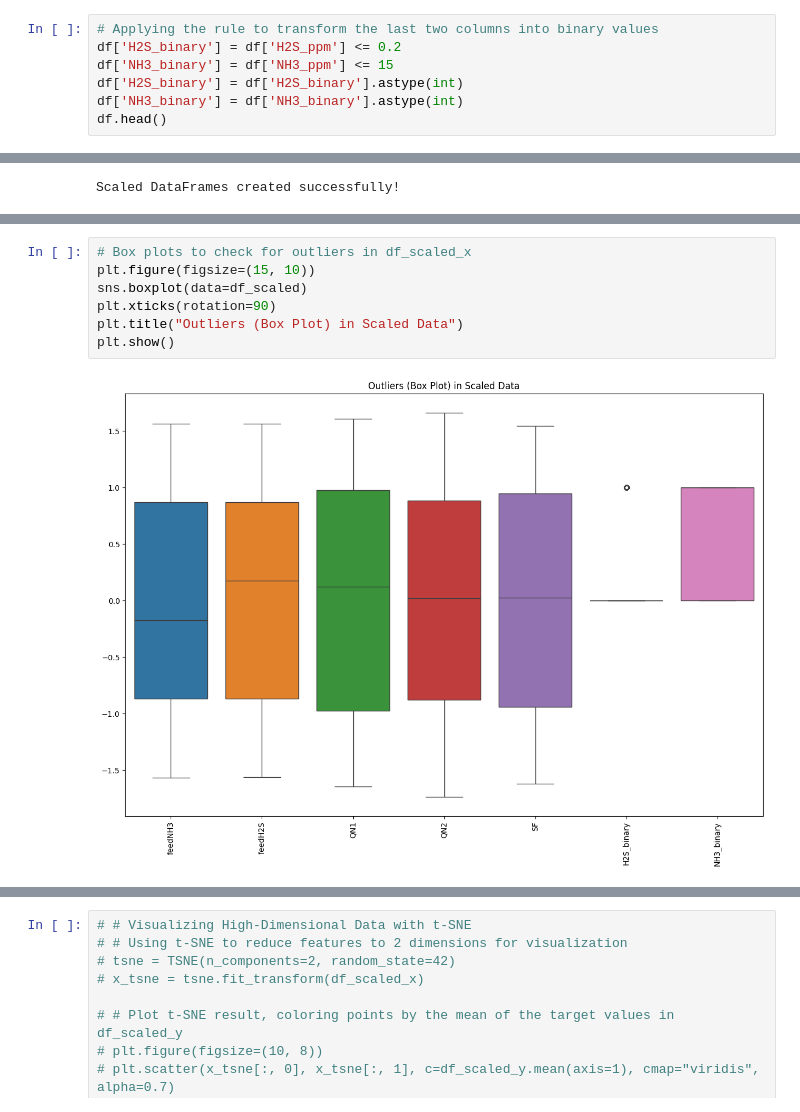
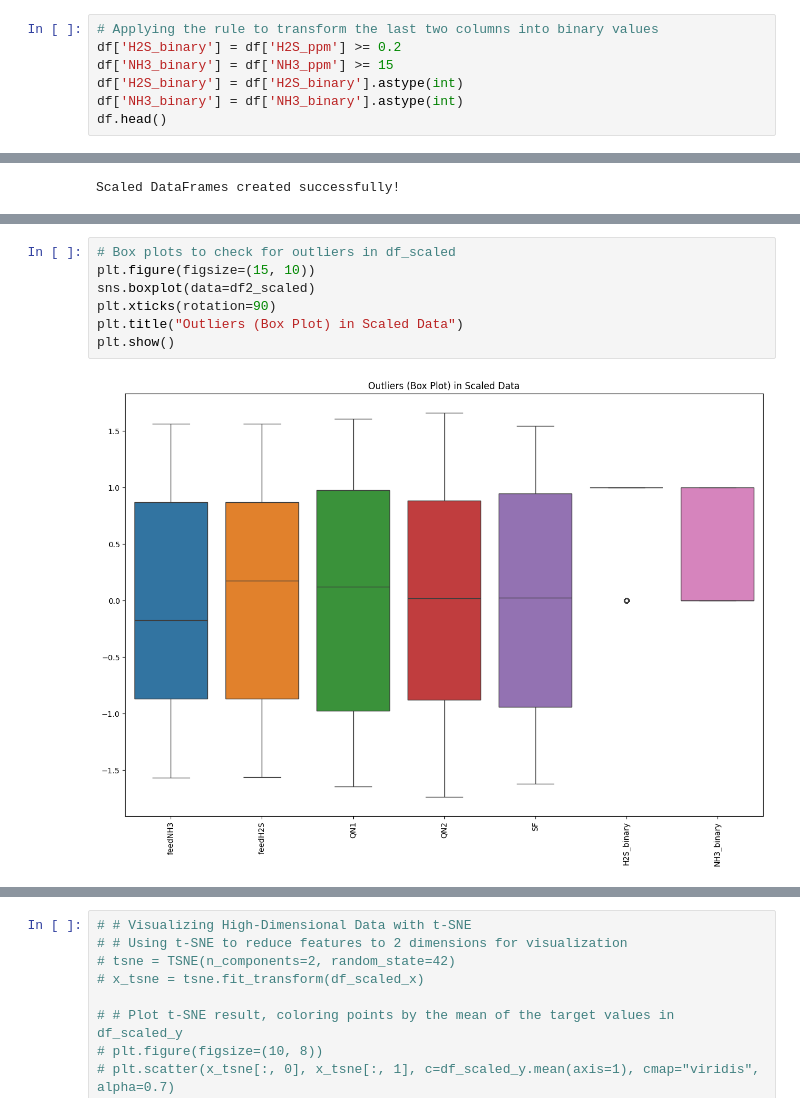
Before and after one commit to davibelo/EQE778_Trabalho_Individual, a Jupyter notebook: 07-pre_processing-02.ipynb, the cells around one changed output, grey strips where cells are left out. Cells and saved outputs as stored; diff of their text form.

```diff
--- a/07-pre_processing-02.ipynb
+++ b/07-pre_processing-02.ipynb
@@ -140,8 +140,8 @@ df.head()
 | 4 | 0.001 | 0.001 | 450000.0 | 700000.0 | 0.454545 | 0.831464 | 19.566638 |
 # %%
 # Applying the rule to transform the last two columns into binary values
-df['H2S_binary'] = df['H2S_ppm'] <= 0.2
-df['NH3_binary'] = df['NH3_ppm'] <= 15
+df['H2S_binary'] = df['H2S_ppm'] >= 0.2
+df['NH3_binary'] = df['NH3_ppm'] >= 15
 df['H2S_binary'] = df['H2S_binary'].astype(int)
 df['NH3_binary'] = df['NH3_binary'].astype(int)
 df.head()
@@ -200,11 +203,11 @@ plt.show()
 # %%
-# Box plots to check for outliers in df_scaled_x
+# Box plots to check for outliers in df_scaled
 plt.figure(figsize=(15, 10))
-sns.boxplot(data=df_scaled)
+sns.boxplot(data=df2_scaled)
 plt.xticks(rotation=90)
 plt.title("Outliers (Box Plot) in Scaled Data")
 plt.show()
 # %% [output]
-[figure, old version]
+[figure, new version]
 # %%
 # Pair Plot (if data size is manageable)
```
Also changed, not shown: parts of 8 cells of this notebook, 1 other file.
